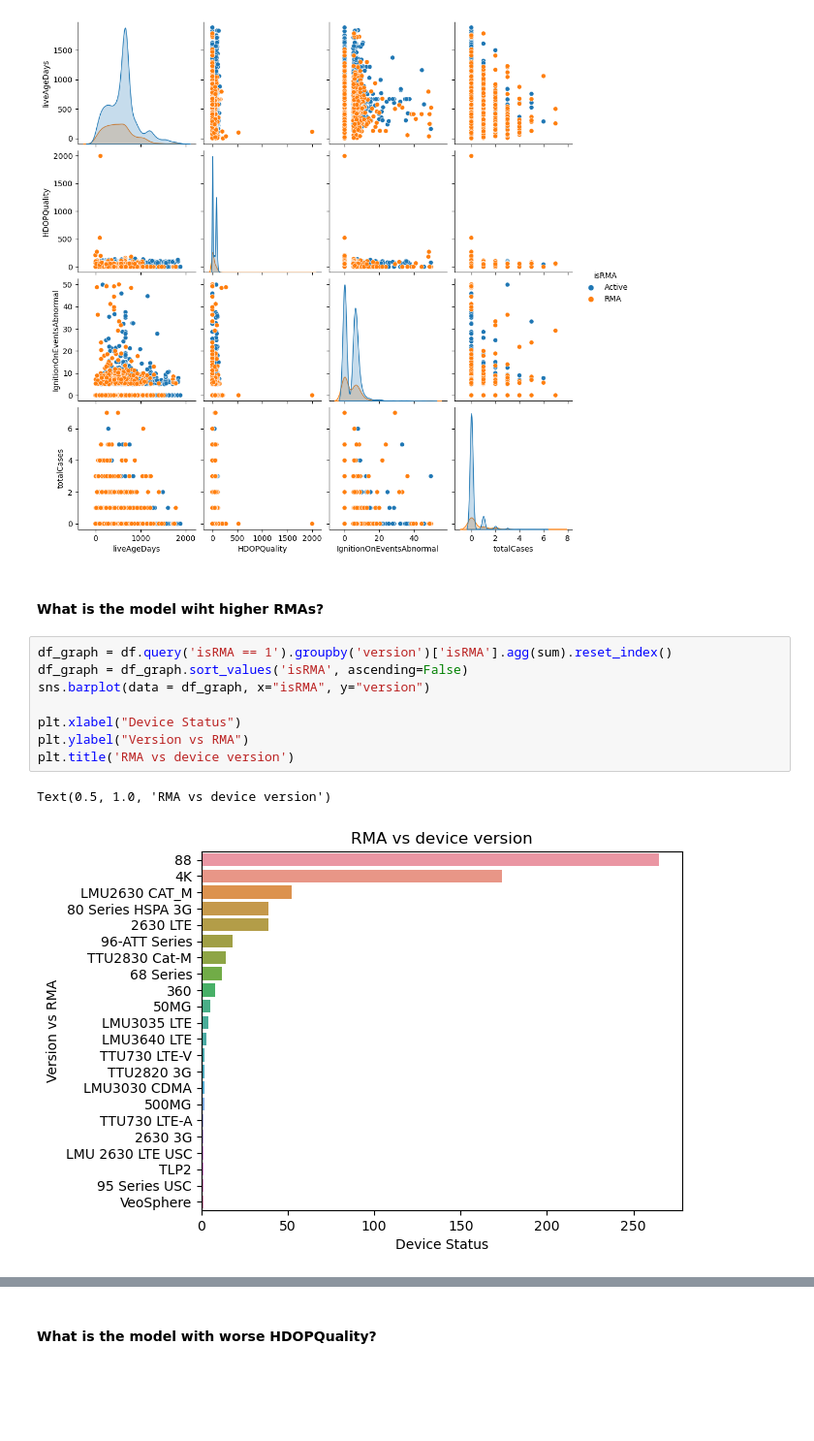
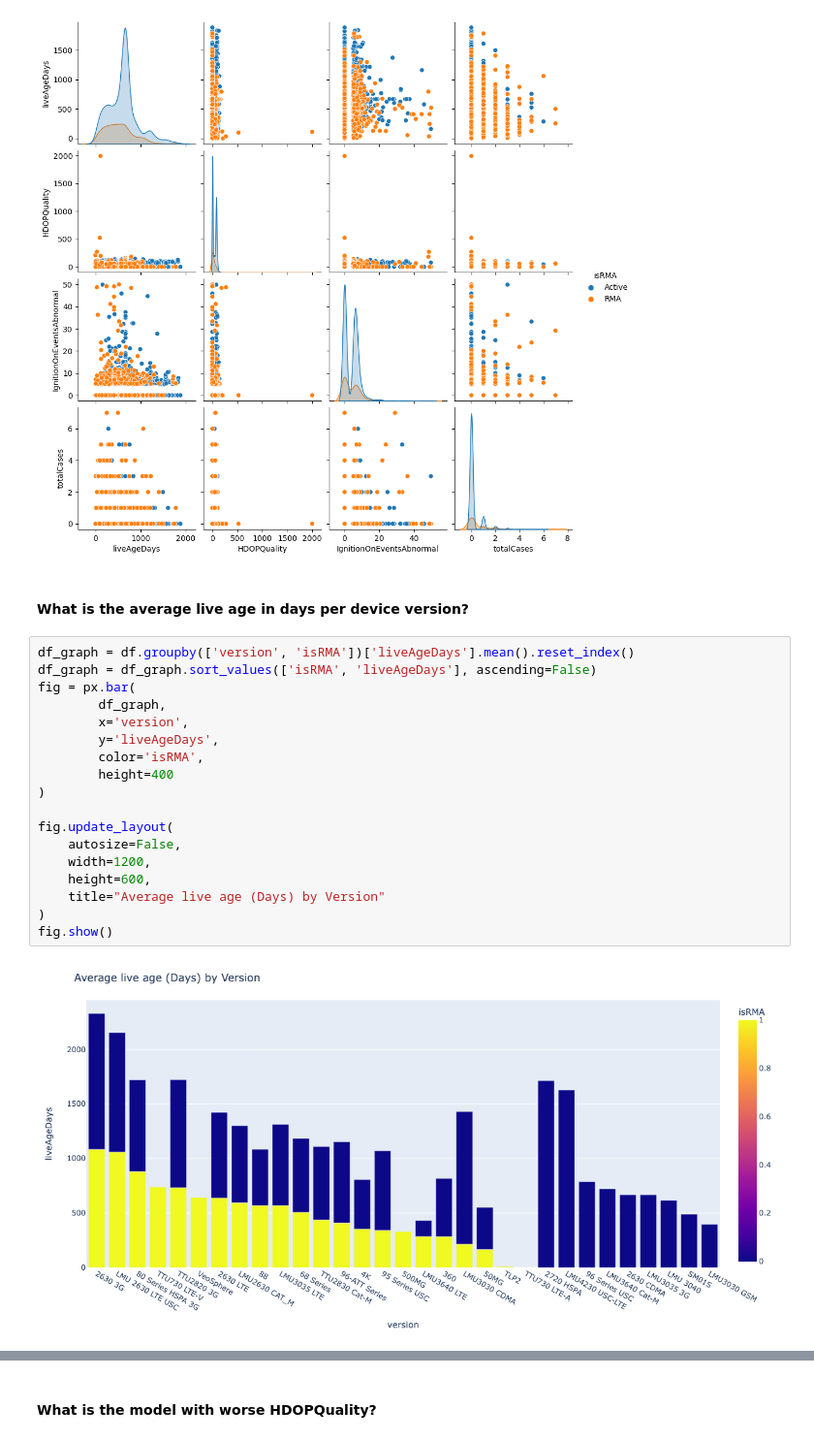
Before and after one commit to jaruizsys/DetectingRMAs, a Jupyter notebook: MaintenanceWarnings.ipynb, the cells around one changed output, grey strips where cells are left out. Shown at 97% size. Cells and saved outputs as stored; diff of their text form; blank space fills up the shorter version.

Commit message:
Adding more visualizations

```diff
--- a/MaintenanceWarnings.ipynb
+++ b/MaintenanceWarnings.ipynb
@@ -1004,15 +1026,24 @@ sns.pairplot(df_graph, hue = "isRMA")
 <seaborn.axisgrid.PairGrid at 0x...>
 [figure]
 # %% [markdown]
-#### What is the model wiht higher RMAs?
+#### What is the average live age in days per device version?
 # %%
-df_graph = df.query('isRMA == 1').groupby('version')['isRMA'].agg(sum).reset_index()
-df_graph = df_graph.sort_values('isRMA', ascending=False)
-sns.barplot(data = df_graph, x="isRMA", y="version")
+df_graph = df.groupby(['version', 'isRMA'])['liveAgeDays'].mean().reset_index()
+df_graph = df_graph.sort_values(['isRMA', 'liveAgeDays'], ascending=False)
+fig = px.bar(
+        df_graph,
+        x='version',
+        y='liveAgeDays',
+        color='isRMA',
+        height=400
+)
 
-plt.xlabel("Device Status")
-plt.ylabel("Version vs RMA")
-plt.title('RMA vs device version')
+fig.update_layout(
+    autosize=False,
+    width=1200,
+    height=600,
+    title="Average live age (Days) by Version"
+)
+fig.show()
 # %% [output]
-Text(0.5, 1.0, 'RMA vs device version')
-[figure, old version]
+[figure, new version]
```
Also changed, not shown: parts of 14 cells of this notebook, 8 other files.
